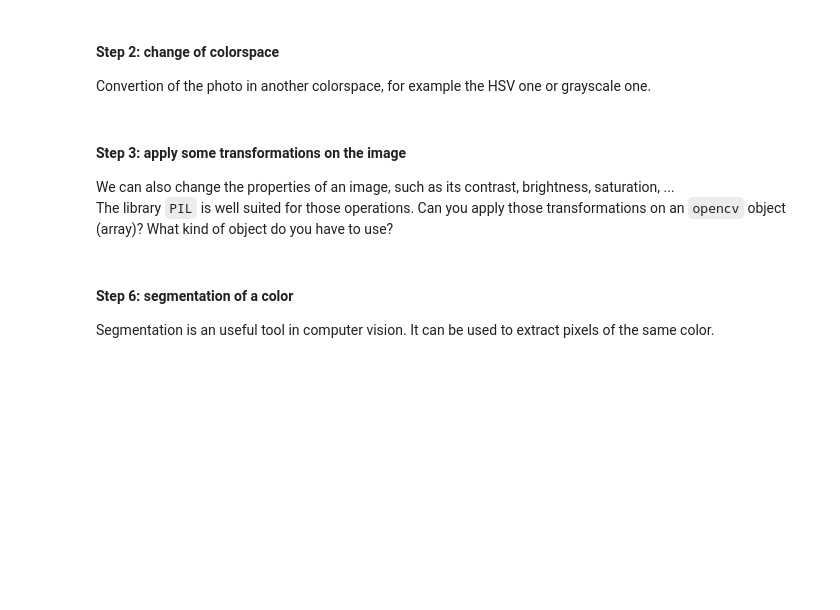
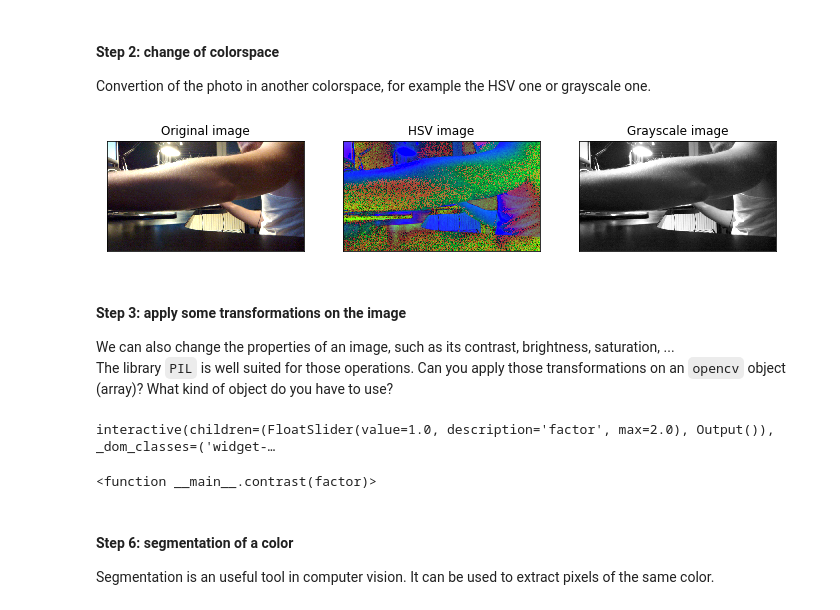
Before and after one commit to Deimort/elen0016-computer-vision-tutorial, a Jupyter notebook: notebooks/tutorial1/cv_tp1.ipynb, the cells around one changed output. Drawn from its saved outputs; the diff is of its cells as text; code cells hidden in the pictures; blank space fills up the shorter version.

```diff
--- a/notebooks/tutorial1/cv_tp1.ipynb
+++ b/notebooks/tutorial1/cv_tp1.ipynb
@@ -57,6 +63,14 @@ gst_str = "nvarguscamerasrc ! video/x-raw(memory:NVMM)," \
             "appsink"
 vid = cv2.VideoCapture(gst_str, cv2.CAP_GSTREAMER)
 
+win_name = 'Camera Preview'
+cv2.namedWindow(win_name, cv2.WINDOW_NORMAL)
+
+while cv2.waitKey(1) != 27: # Escape
+    has_frame, frame = vid.read()
+    if not has_frame:
+        break
+    cv2.imshow(win_name, frame)
 
 cv2.destroyAllWindows()
 # %% [markdown]
@@ -64,18 +78,23 @@ cv2.destroyAllWindows()
 Convertion of the photo in another colorspace, for example the HSV one or grayscale one.
 # %%
 # Change of colorspace
+rgb_frame = cv2.cvtColor(frame, cv2.COLOR_BGR2RGB)
+hsv_frame = cv2.cvtColor(frame, cv2.COLOR_BGR2HSV)
+gray_frame = cv2.cvtColor(frame, cv2.COLOR_BGR2GRAY)
 
 # Display the result
 plt.subplot(1, 3, 1).set_title('Original image')
 plt.imshow(rgb_frame)
 plt.xticks([]);plt.yticks([])
 plt.subplot(1, 3, 2).set_title('HSV image')
 plt.imshow(hsv_frame)
 plt.xticks([]);plt.yticks([])
 plt.subplot(1, 3, 3).set_title('Grayscale image')
 plt.imshow(gray_frame, cmap='gray')
 plt.xticks([]);plt.yticks([])
 plt.show()
+# %% [output]
+[figure, added]
 # %% [markdown]
 #### Step 3: apply some transformations on the image
 We can also change the properties of an image, such as its contrast, brightness, saturation, ...
@@ -90,5 +111,8 @@ def contrast(v):
 # %%
-interact(contrast, v=(0., 2.))
+interact(contrast, factor=(0., 2.))
+# %% [output]
+interactive(children=(FloatSlider(value=1.0, description='factor', max=2.0), Output()), _dom_classes=('widget-…
+<function __main__.contrast(factor)>
 # %% [markdown]
 #### Step 6: segmentation of a color
 Segmentation is an useful tool in computer vision. It can be used to extract pixels of the same color.
```
Also changed, not shown: parts of 6 cells of this notebook.
